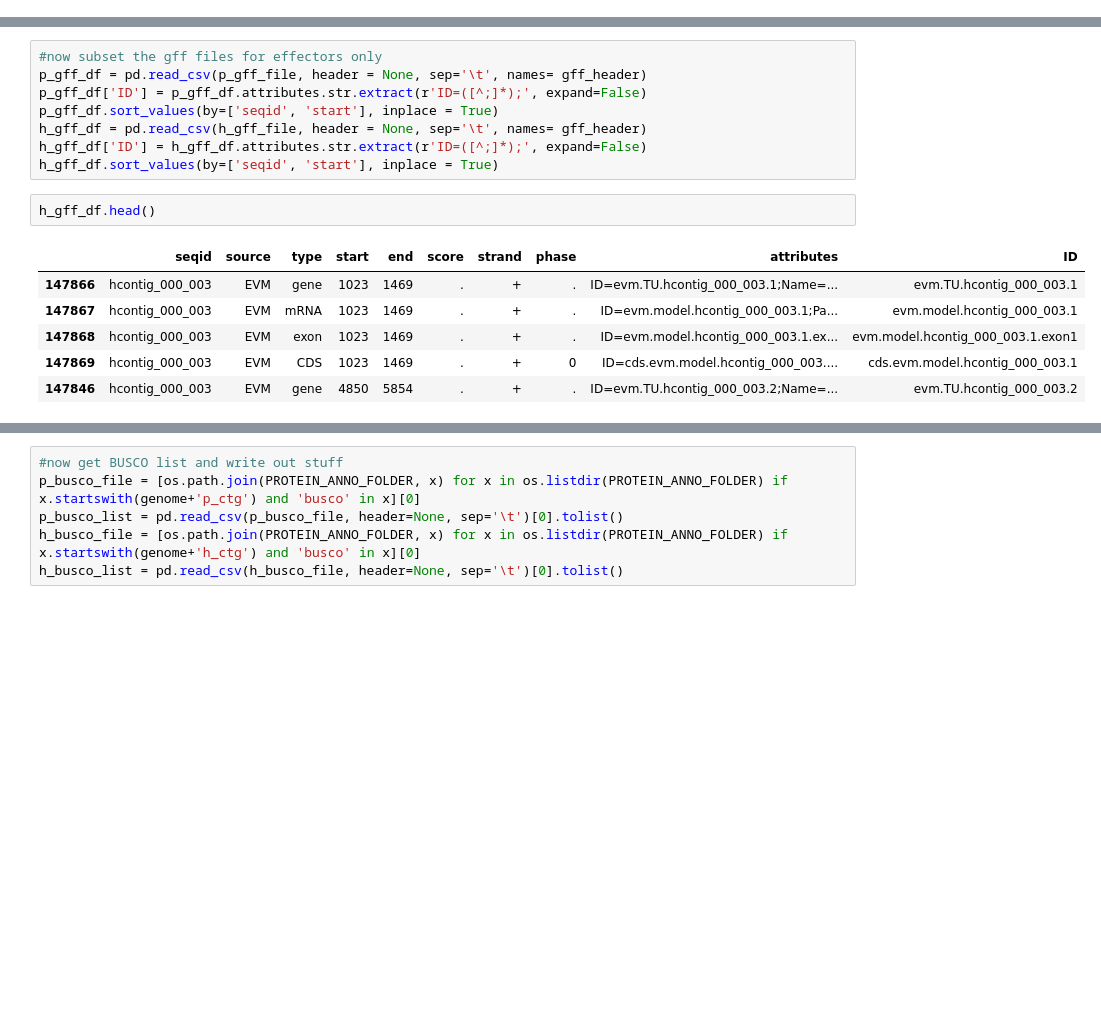
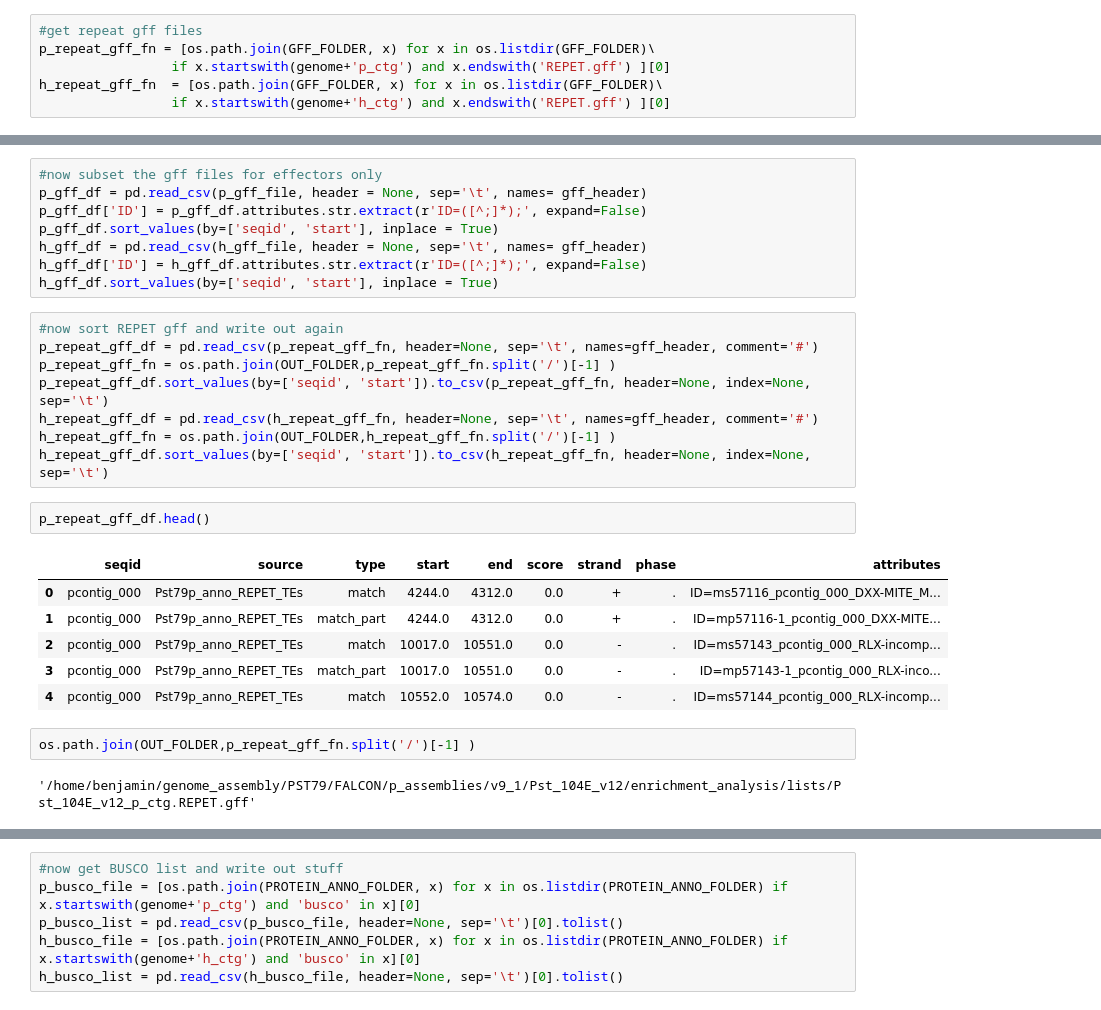
Before and after one commit to BenjaminSchwessinger/Pst_104E_analysis, a Jupyter notebook: Pst_104E_v12_effectors.ipynb, the cells around one changed output, grey strips where cells are left out. Drawn from its saved outputs; the diff is of its cells as text; blank space fills up the shorter version.

Commit message:
added effector analysis in relation to TEs, genes and other features.

```diff
--- a/Pst_104E_v12_effectors.ipynb
+++ b/Pst_104E_v12_effectors.ipynb
@@ -65,0 +91,6 @@ h_gff_file = [os.path.join(GFF_FOLDER, x) for x in os.listdir(GFF_FOLDER)\
+# %%
+#get repeat gff files
+p_repeat_gff_fn = [os.path.join(GFF_FOLDER, x) for x in os.listdir(GFF_FOLDER)\
+                 if x.startswith(genome+'p_ctg') and x.endswith('REPET.gff') ][0]
+h_repeat_gff_fn  = [os.path.join(GFF_FOLDER, x) for x in os.listdir(GFF_FOLDER)\
+                 if x.startswith(genome+'h_ctg') and x.endswith('REPET.gff') ][0]
@@ -74,12 +114,24 @@ p_gff_df.sort_values(by=['seqid', 'start'], inplace = True)
 h_gff_df = pd.read_csv(h_gff_file, header = None, sep='\t', names= gff_header)
 h_gff_df['ID'] = h_gff_df.attributes.str.extract(r'ID=([^;]*);', expand=False)
 h_gff_df.sort_values(by=['seqid', 'start'], inplace = True)
+# %%
+#now sort REPET gff and write out again
+p_repeat_gff_df = pd.read_csv(p_repeat_gff_fn, header=None, sep='\t', names=gff_header, comment='#')
+p_repeat_gff_fn = os.path.join(OUT_FOLDER,p_repeat_gff_fn.split('/')[-1] )
+p_repeat_gff_df.sort_values(by=['seqid', 'start']).to_csv(p_repeat_gff_fn, header=None, index=None, sep='\t')
+h_repeat_gff_df = pd.read_csv(h_repeat_gff_fn, header=None, sep='\t', names=gff_header, comment='#')
+h_repeat_gff_fn = os.path.join(OUT_FOLDER,h_repeat_gff_fn.split('/')[-1] )
+h_repeat_gff_df.sort_values(by=['seqid', 'start']).to_csv(h_repeat_gff_fn, header=None, index=None, sep='\t')
 # %%
-h_gff_df.head()
+p_repeat_gff_df.head()
 # %% [output]
-|  | seqid | source | type | start | end | score | strand | phase | attributes | ID |
-| 147866 | hcontig_000_003 | EVM | gene | 1023 | 1469 | . | + | . | ID=evm.TU.hcontig_000_003.1;Name=... | evm.TU.hcontig_000_003.1 |
-| 147867 | hcontig_000_003 | EVM | mRNA | 1023 | 1469 | . | + | . | ID=evm.model.hcontig_000_003.1;Pa... | evm.model.hcontig_000_003.1 |
-| 147868 | hcontig_000_003 | EVM | exon | 1023 | 1469 | . | + | . | ID=evm.model.hcontig_000_003.1.ex... | evm.model.hcontig_000_003.1.exon1 |
-| 147869 | hcontig_000_003 | EVM | CDS | 1023 | 1469 | . | + | 0 | ID=cds.evm.model.hcontig_000_003.... | cds.evm.model.hcontig_000_003.1 |
-| 147846 | hcontig_000_003 | EVM | gene | 4850 | 5854 | . | + | . | ID=evm.TU.hcontig_000_003.2;Name=... | evm.TU.hcontig_000_003.2 |
+|  | seqid | source | type | start | end | score | strand | phase | attributes |
+| 0 | pcontig_000 | Pst79p_anno_REPET_TEs | match | 4244.0 | 4312.0 | 0.0 | + | . | ID=ms57116_pcontig_000_DXX-MITE_M... |
+| 1 | pcontig_000 | Pst79p_anno_REPET_TEs | match_part | 4244.0 | 4312.0 | 0.0 | + | . | ID=mp57116-1_pcontig_000_DXX-MITE... |
+| 2 | pcontig_000 | Pst79p_anno_REPET_TEs | match | 10017.0 | 10551.0 | 0.0 | - | . | ID=ms57143_pcontig_000_RLX-incomp... |
+| 3 | pcontig_000 | Pst79p_anno_REPET_TEs | match_part | 10017.0 | 10551.0 | 0.0 | - | . | ID=mp57143-1_pcontig_000_RLX-inco... |
+| 4 | pcontig_000 | Pst79p_anno_REPET_TEs | match | 10552.0 | 10574.0 | 0.0 | - | . | ID=ms57144_pcontig_000_RLX-incomp... |
+# %%
+os.path.join(OUT_FOLDER,p_repeat_gff_fn.split('/')[-1] )
+# %% [output]
+'/home/benjamin/genome_assembly/PST79/FALCON/p_assemblies/v9_1/Pst_104E_v12/enrichment_analysis/lists/Pst_104E_v12_p_ctg.REPET.gff'
```
Also changed, not shown: parts of 88 cells of this notebook, 1 other file.
